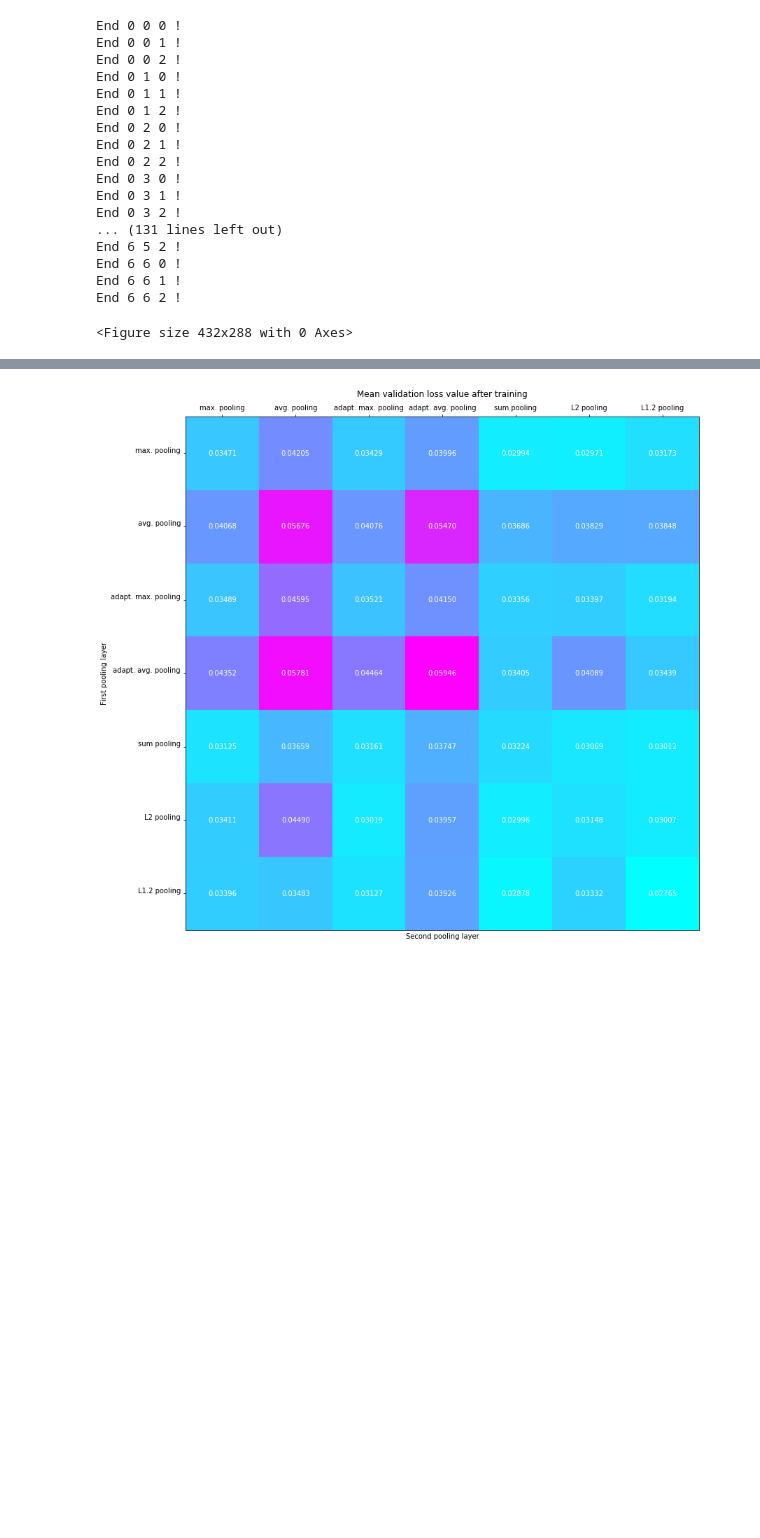
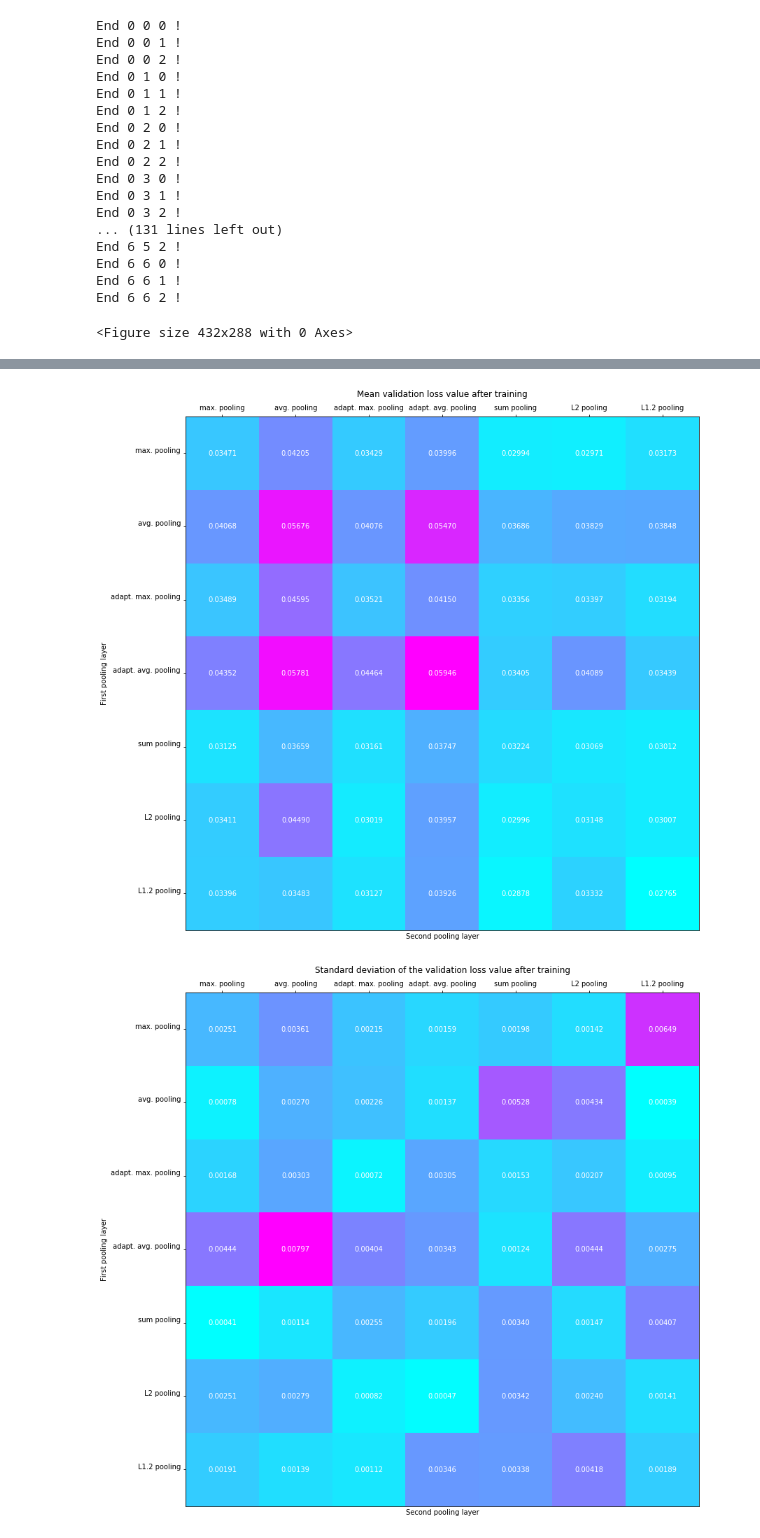
Before and after one commit to telecombcn-dl/2019-idl-projects, a Jupyter notebook: team_3/IDL2019_Pooling.ipynb, the cells around one changed output, grey strips where cells are left out. Cells and saved outputs as stored; diff of their text form; code cells hidden in the pictures; blank space fills up the shorter version.

```diff
--- a/team_3/IDL2019_Pooling.ipynb
+++ b/team_3/IDL2019_Pooling.ipynb
@@ -291,33 +291,62 @@ plt.show()
 # Heatmap code adapted from:
 # https://matplotlib.org/gallery/images_contours_and_fields/image_annotated_heatmap.html
 fig, ax = plt.subplots()
 im = ax.imshow(mean_valid_losses, cmap="cool", origin='upper')
 # Set x and y ticks and their labels.
 ax.set_xticks(np.arange(7))
 ax.set_yticks(np.arange(7))
 ax.set_xticklabels(pooling_layers)
 ax.set_yticklabels(pooling_layers)
 ax.tick_params(top=True, bottom=False,
                labeltop=True, labelbottom=False)
 plt.setp(ax.get_xticklabels(), rotation=0, ha="center",
          rotation_mode="anchor")
 plt.setp(ax.get_yticklabels(), rotation=0, ha="right",
          rotation_mode="anchor")
 # Set labels for data in boxes.
 for i in range(7):
     for j in range(7):
         text = ax.text(j, i, '%.5f' % mean_valid_losses[i][j],
                        ha="center", va="center", color="w")
 # Last few settings.
 ax.set_title("Mean validation loss value after training", y=1.03)
 ax.set_xlabel("Second pooling layer")
 ax.set_ylabel("First pooling layer")
 fig.set_size_inches(20.5, 13.5)
 plt.show()
+
+
+# Heatmap code adapted from:
+# https://matplotlib.org/gallery/images_contours_and_fields/image_annotated_heatmap.html
+fig, ax = plt.subplots()
+im = ax.imshow(std_valid_losses, cmap="cool", origin='upper')
+# Set x and y ticks and their labels.
+ax.set_xticks(np.arange(7))
+ax.set_yticks(np.arange(7))
+ax.set_xticklabels(pooling_layers)
+ax.set_yticklabels(pooling_layers)
+ax.tick_params(top=True, bottom=False,
+               labeltop=True, labelbottom=False)
+plt.setp(ax.get_xticklabels(), rotation=0, ha="center",
+         rotation_mode="anchor")
+plt.setp(ax.get_yticklabels(), rotation=0, ha="right",
+         rotation_mode="anchor")
+# Set labels for data in boxes.
+for i in range(7):
+    for j in range(7):
+        text = ax.text(j, i, '%.5f' % std_valid_losses[i][j],
+                       ha="center", va="center", color="w")
+# Last few settings.
+ax.set_title("Standard deviation of the validation loss value after training", y=1.03)
+ax.set_xlabel("Second pooling layer")
+ax.set_ylabel("First pooling layer")
+fig.set_size_inches(20.5, 13.5)
+plt.show()
 # %% [output]
 <Figure size 432x288 with 0 Axes>
 [figure]
 [figure]
+[figure, added]
 # %% [markdown]
 The above code builds two figures: a graph of the evolution of the mean validation loss for the 5 best performing architectures, and a heatmap of the final validation loss values for all the tested architectures.
 
```
Also changed, not shown: parts of 6 cells of this notebook.
